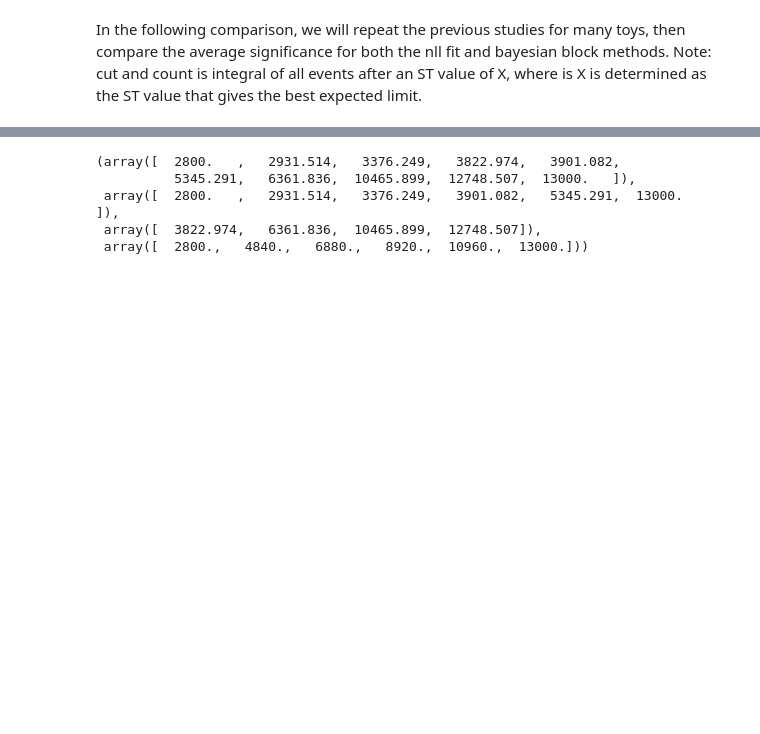
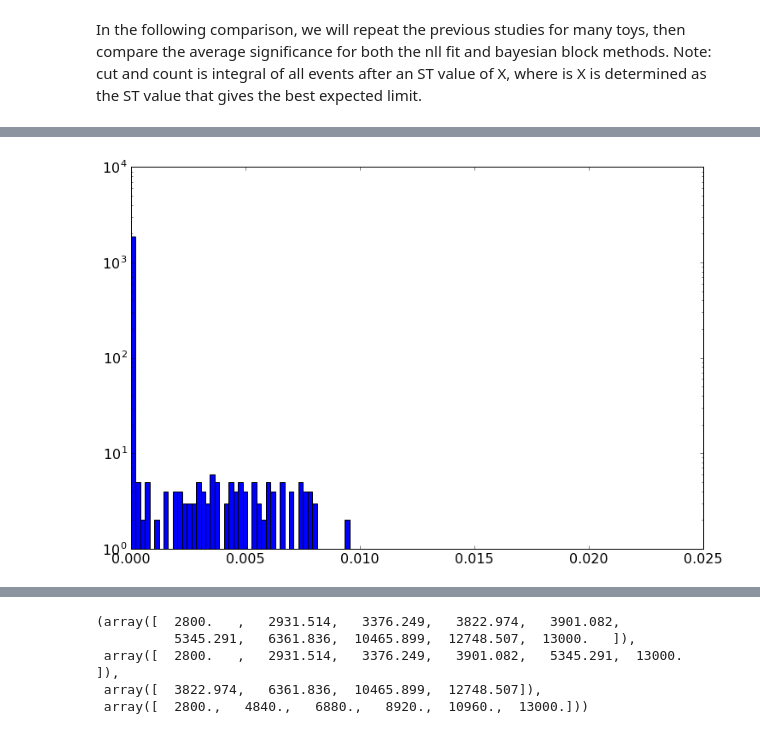
Before and after one commit to pollackscience/BayesianBlocks, a Jupyter notebook: bb/hep/bh_writeup.ipynb, the cells around one changed output, grey strips where cells are left out. Drawn from its saved outputs; the diff is of its cells as text; code cells hidden in the pictures; blank space fills up the shorter version.

```diff
--- a/bb/hep/bh_writeup.ipynb
+++ b/bb/hep/bh_writeup.ipynb
@@ -421,0 +454,5 @@ alpha   = 8.521 +/- nan
+# %%
+plt.hist(unbinned_A_mle[-1], bins=100)
+plt.yscale('log')
+# %% [output]
+[figure, added]
```
Also changed, not shown: parts of 9 cells of this notebook, 5 other files.
